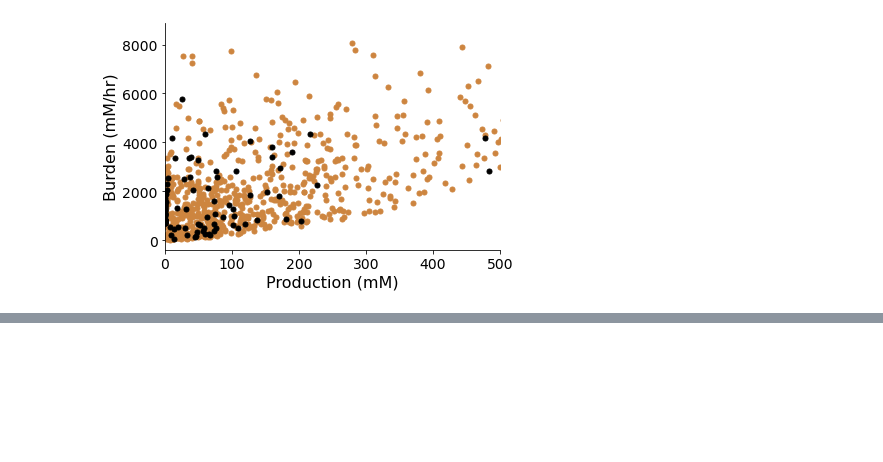
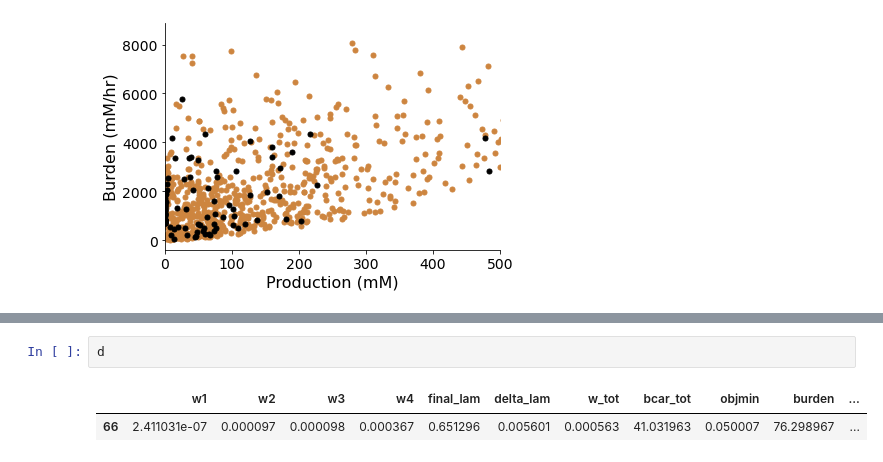
Before and after one commit to cjmerzbacher/joint-simulator, a Jupyter notebook: beta_carotene/bcar_viz.ipynb, the cells around one changed output, grey strips where cells are left out. Drawn from its saved outputs; the diff is of its cells as text; blank space fills up the shorter version.

```diff
--- a/beta_carotene/bcar_viz.ipynb
+++ b/beta_carotene/bcar_viz.ipynb
@@ -410,0 +439,5 @@ fig.tight_layout()
+# %%
+d
+# %% [output]
+|  | w1 | w2 | w3 | w4 | final_lam | delta_lam | w_tot | bcar_tot | objmin | burden | ... |
+| 66 | 2.411031e-07 | 0.000097 | 0.000098 | 0.000367 | 0.651296 | 0.005601 | 0.000563 | 41.031963 | 0.050007 | 76.298967 | ... |
```
Also changed, not shown: parts of 1 cell of this notebook, 5 other files.
